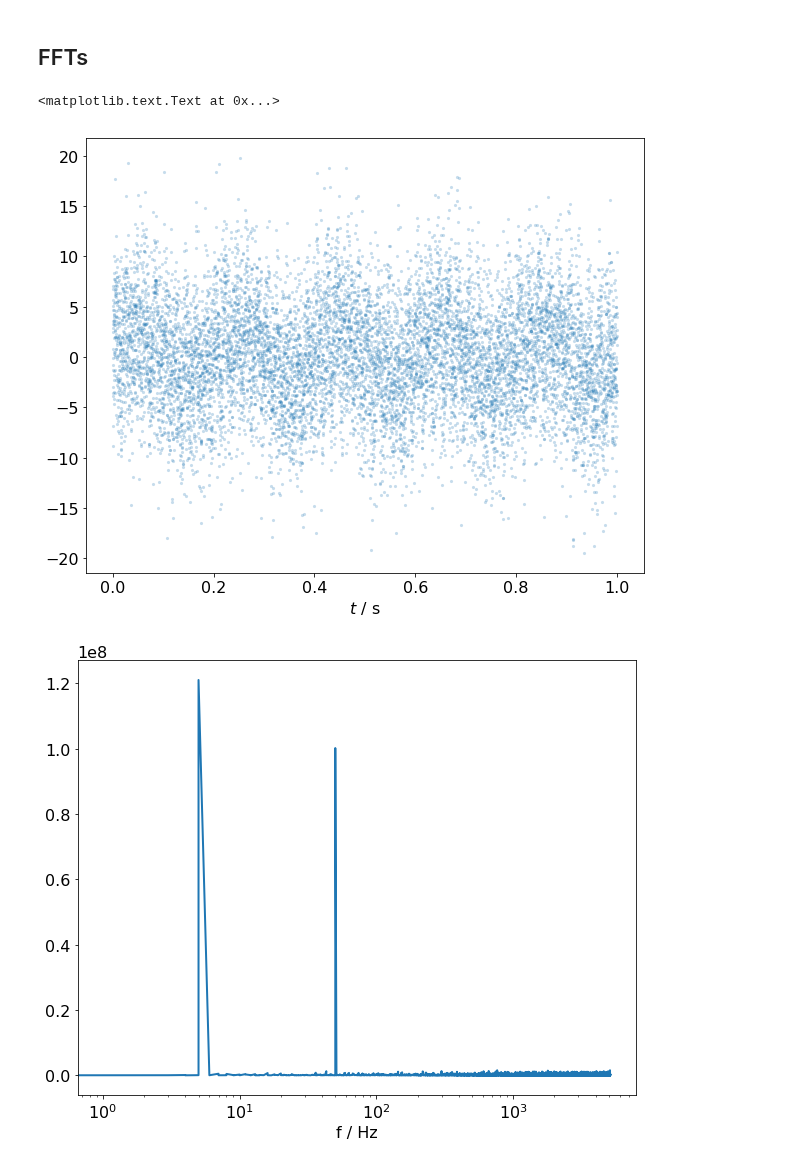
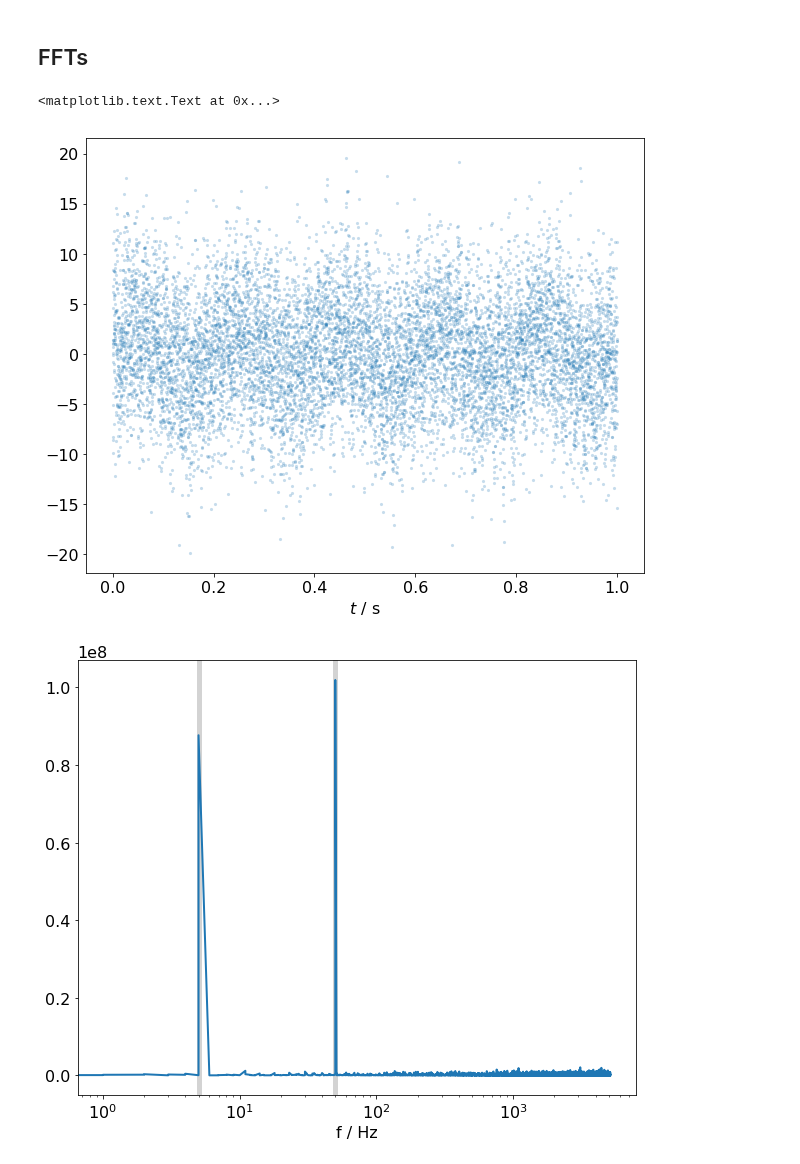
Before and after one commit to Python4AstronomersAndParticlePhysicists/PythonWorkshop-ICE, a Jupyter notebook: notebooks/07_01_scipy.ipynb, the cells around one changed output. Saved outputs shown, nothing was run; the diff lists cells and outputs as text; code cells hidden in the pictures.

Commit message:
Update fft plots

```diff
--- a/notebooks/07_01_scipy.ipynb
+++ b/notebooks/07_01_scipy.ipynb
@@ -148,8 +148,11 @@ plt.colorbar()
 # %% [markdown]
 ## FFTs
 # %%
+freq1 = 5
+freq2 = 50
+
 t = np.linspace(0, 1, 1024 * 10)
-y = np.sin(2 * np.pi * 5 * t) + np.sin(2 * np.pi * 50 * t)
+y = np.sin(2 * np.pi * freq1 * t) + np.sin(2 * np.pi * freq2 * t)
 
 # add some white noise
 y += np.random.normal(y, 5)
@@ -158,16 +161,20 @@ plt.scatter(t, y, s=10, alpha=0.25, lw=0)
 plt.xlabel(r'$t \ /\ \mathrm{s}$')
 # %% [output]
 <matplotlib.text.Text at 0x...>
-[figure, old version]
+[figure, new version]
 # %%
 from scipy import fftpack
 # %%
 z = fftpack.rfft(y)
 f = fftpack.rfftfreq(len(t), t[1] - t[0])
 
+plt.axvline(freq1, color='lightgray', lw=5)
+plt.axvline(freq2, color='lightgray', lw=5)
+
 plt.plot(f, np.abs(z)**2)
+
 plt.xlabel('f / Hz')
 plt.xscale('log')
 # plt.yscale('log')
 # %% [output]
-[figure, old version]
+[figure, new version]
```
